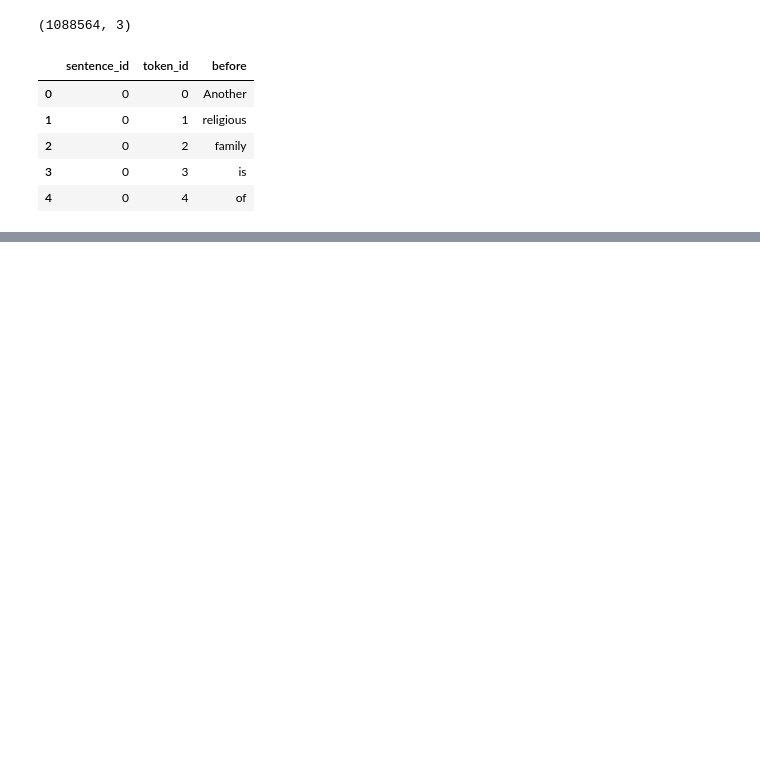
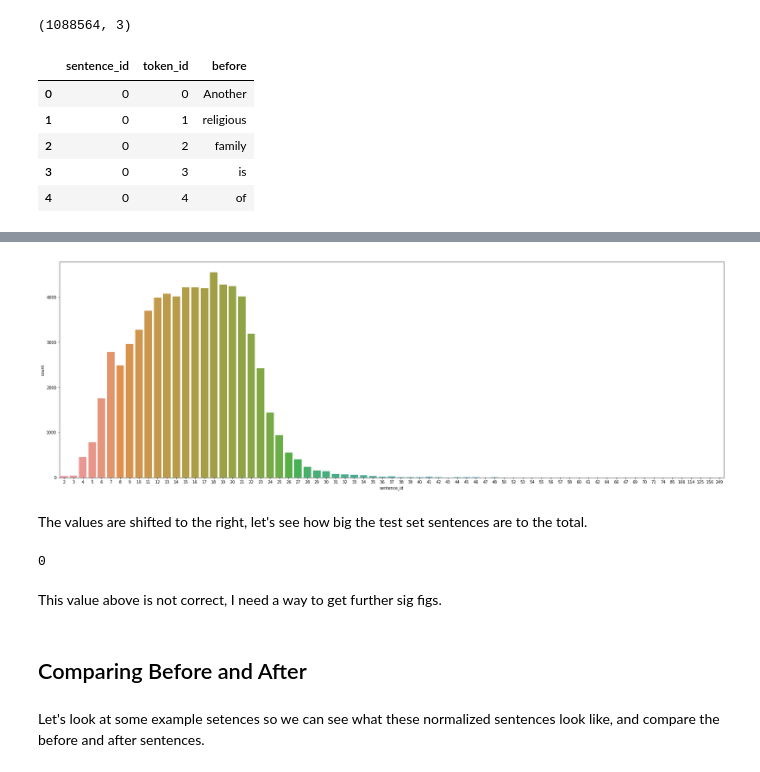
Before and after one commit to LukeMattingly/Kaggle_Text_Norm, a Jupyter notebook: Text Normalization Challenge - English Language.ipynb, the cells around one changed output, grey strips where cells are left out. Saved outputs shown, nothing was run; the diff lists cells and outputs as text; code cells hidden in the pictures; blank space fills up the shorter version.

```diff
--- a/Text Normalization Challenge - English Language.ipynb
+++ b/Text Normalization Challenge - English Language.ipynb
@@ -43,0 +108,3 @@ test.head()
+# %%
+test_sent = test.groupby("sentence_id")["sentence_id"].count()
+test_sent.describe()
@@ -43,0 +121,17 @@ test.head()
+# %%
+fig, ax = plt.subplots(1,1, figsize=(30,10))
+figure_length = sns.countplot(test_sent, ax = ax)
+# %% [output]
+[figure, added]
+# %% [markdown]
+The values are shifted to the right, let's see how big the test set sentences are to the total.
+# %%
+num_test_sent / (num_train_sent + num_test_sent)
+# %% [output]
+0
+# %% [markdown]
+This value above is not correct, I need a way to get further sig figs.
+# %% [markdown]
+<h2> Comparing Before and After </h2>
+# %% [markdown]
+Let's look at some example setences so we can see what these normalized sentences look like, and compare the before and after sentences.
```
Also changed, not shown: parts of 22 cells of this notebook.
